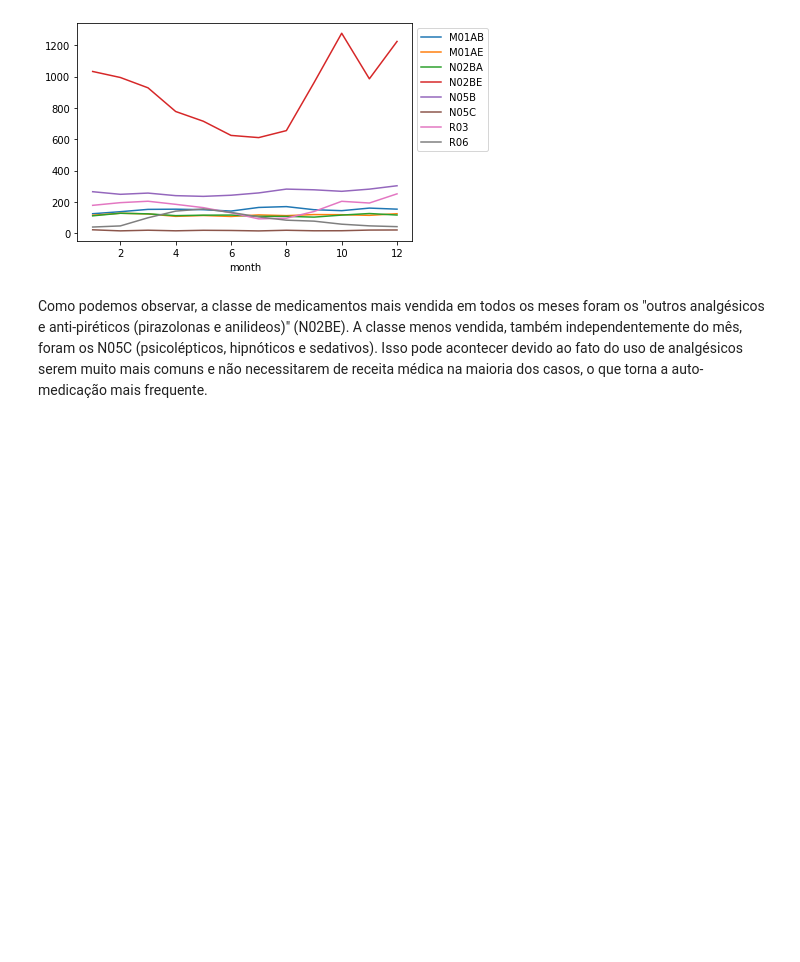
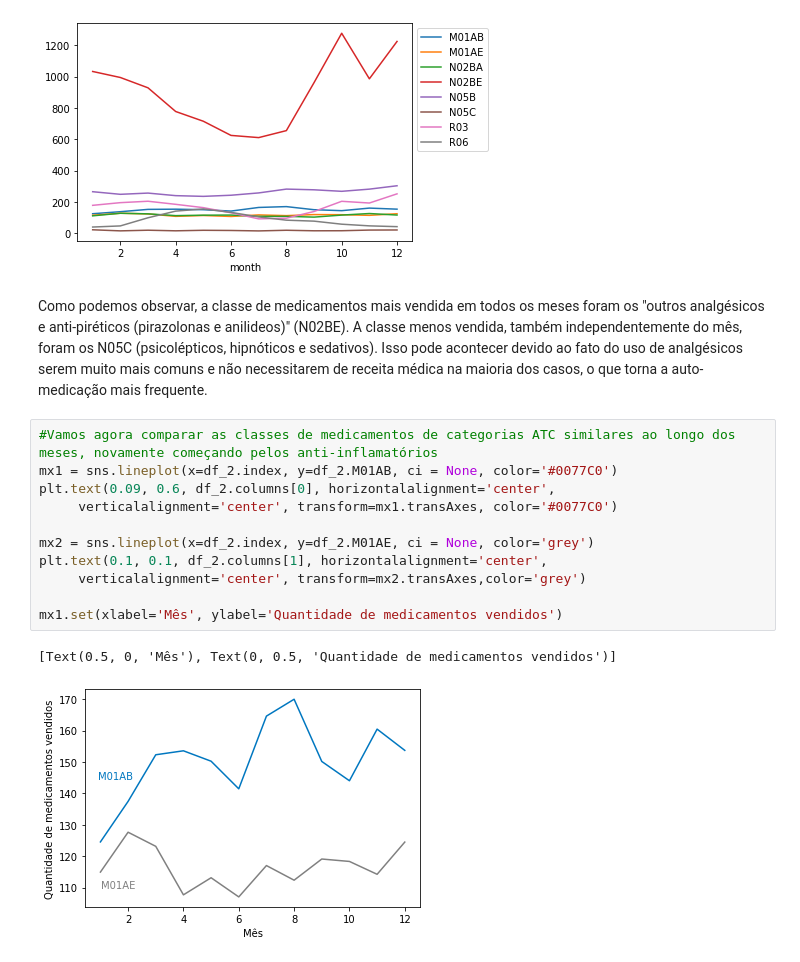
Before and after one commit to ailafelixa/EDA-Pharmaceutical-Sales, a Jupyter notebook: pharma-sales-analysis.ipynb, the cells around one changed output. Drawn from its saved outputs; the diff is of its cells as text; blank space fills up the shorter version.

```diff
--- a/pharma-sales-analysis.ipynb
+++ b/pharma-sales-analysis.ipynb
@@ -443,3 +443,17 @@ mx.legend(bbox_to_anchor=(1, 1))
 [figure]
 # %% [markdown]
 Como podemos observar, a classe de medicamentos mais vendida em todos os meses foram os "outros analgésicos e anti-piréticos (pirazolonas e anilideos)" (N02BE). A classe menos vendida, também independentemente do mês, foram os N05C (psicolépticos, hipnóticos e sedativos). Isso pode acontecer devido ao fato do uso de analgésicos serem muito mais comuns e não necessitarem de receita médica na maioria dos casos, o que torna a auto-medicação mais frequente.
+# %%
+#Vamos agora comparar as classes de medicamentos de categorias ATC similares ao longo dos meses, novamente começando pelos anti-inflamatórios
+mx1 = sns.lineplot(x=df_2.index, y=df_2.M01AB, ci = None, color='#0077C0')
+plt.text(0.09, 0.6, df_2.columns[0], horizontalalignment='center',
+     verticalalignment='center', transform=mx1.transAxes, color='#0077C0')
+
+mx2 = sns.lineplot(x=df_2.index, y=df_2.M01AE, ci = None, color='grey')
+plt.text(0.1, 0.1, df_2.columns[1], horizontalalignment='center',
+     verticalalignment='center', transform=mx2.transAxes,color='grey')
+
+mx1.set(xlabel='Mês', ylabel='Quantidade de medicamentos vendidos')
+# %% [output]
+[Text(0.5, 0, 'Mês'), Text(0, 0.5, 'Quantidade de medicamentos vendidos')]
+[figure, added]
```
Also changed, not shown: parts of 3 cells of this notebook.
